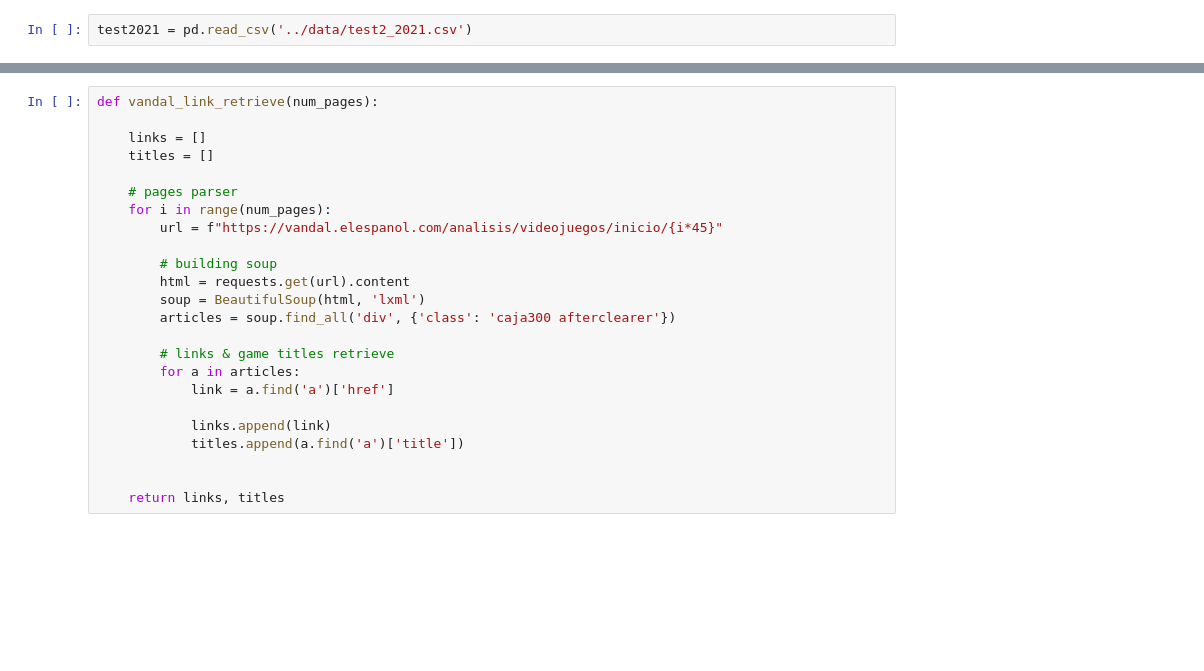
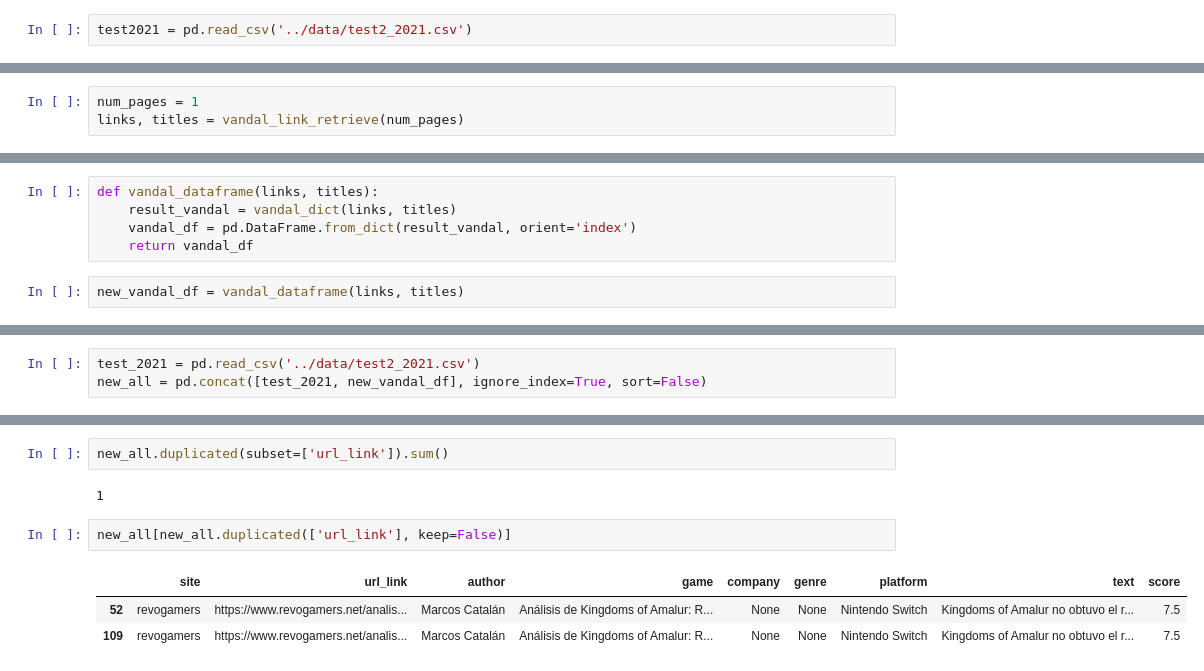
Before and after one commit to SergioFigue/the-critics-critique, a Jupyter notebook: notebooks/web_scraping_vandal_auto.ipynb, the cells around one changed output, grey strips where cells are left out. Saved outputs shown, nothing was run; the diff lists cells and outputs as text; blank space fills up the shorter version.

```diff
--- a/notebooks/web_scraping_vandal_auto.ipynb
+++ b/notebooks/web_scraping_vandal_auto.ipynb
@@ -280,0 +345,3 @@ df_old_links = vandal_comp_df[-vandal_comp_df['url_link'].isin(links)]
+# %%
+num_pages = 1
+links, titles = vandal_link_retrieve(num_pages)
@@ -280,0 +350,7 @@ df_old_links = vandal_comp_df[-vandal_comp_df['url_link'].isin(links)]
+# %%
+def vandal_dataframe(links, titles):
+    result_vandal = vandal_dict(links, titles)
+    vandal_df = pd.DataFrame.from_dict(result_vandal, orient='index')
+    return vandal_df
+# %%
+new_vandal_df = vandal_dataframe(links, titles)
@@ -281 +376,4 @@ df_old_links = vandal_comp_df[-vandal_comp_df['url_link'].isin(links)]
+# %%
+test_2021 = pd.read_csv('../data/test2_2021.csv')
+new_all = pd.concat([test_2021, new_vandal_df], ignore_index=True, sort=False)
 # %%
@@ -294,24 +383,10 @@ df_old_links.head()
-# %%
-def vandal_link_retrieve(num_pages):
-
-    links = []
-    titles = []
-
-    # pages parser
-    for i in range(num_pages):
-        url = f"https://vandal.elespanol.com/analisis/videojuegos/inicio/{i*45}"
-
-        # building soup
-        html = requests.get(url).content
-        soup = BeautifulSoup(html, 'lxml')
-        articles = soup.find_all('div', {'class': 'caja300 afterclearer'})
-
-        # links & game titles retrieve
-        for a in articles:
-            link = a.find('a')['href']
-
-            links.append(link)
-            titles.append(a.find('a')['title'])
-
-
-    return links, titles
+# %%
+new_all.duplicated(subset=['url_link']).sum()
+# %% [output]
+1
+# %%
+new_all[new_all.duplicated(['url_link'], keep=False)]
+# %% [output]
+|  | site | url_link | author | game | company | genre | platform | text | score |
+| 52 | revogamers | https://www.revogamers.net/analis... | Marcos Catalán | Análisis de Kingdoms of Amalur: R... | None | None | Nintendo Switch | Kingdoms of Amalur no obtuvo el r... | 7.5 |
+| 109 | revogamers | https://www.revogamers.net/analis... | Marcos Catalán | Análisis de Kingdoms of Amalur: R... | None | None | Nintendo Switch | Kingdoms of Amalur no obtuvo el r... | 7.5 |
```
Also changed, not shown: parts of 13 cells of this notebook, 1 other file.
